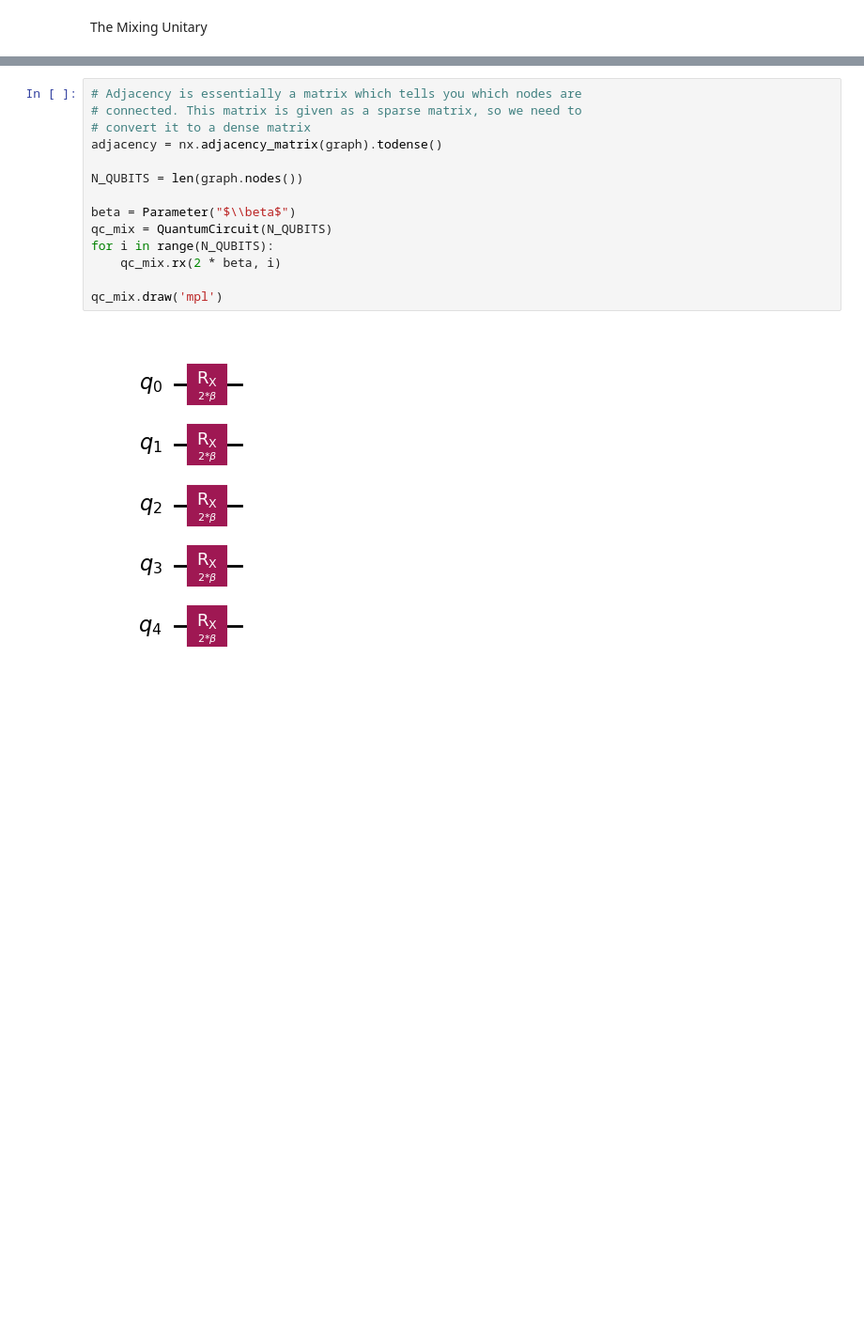
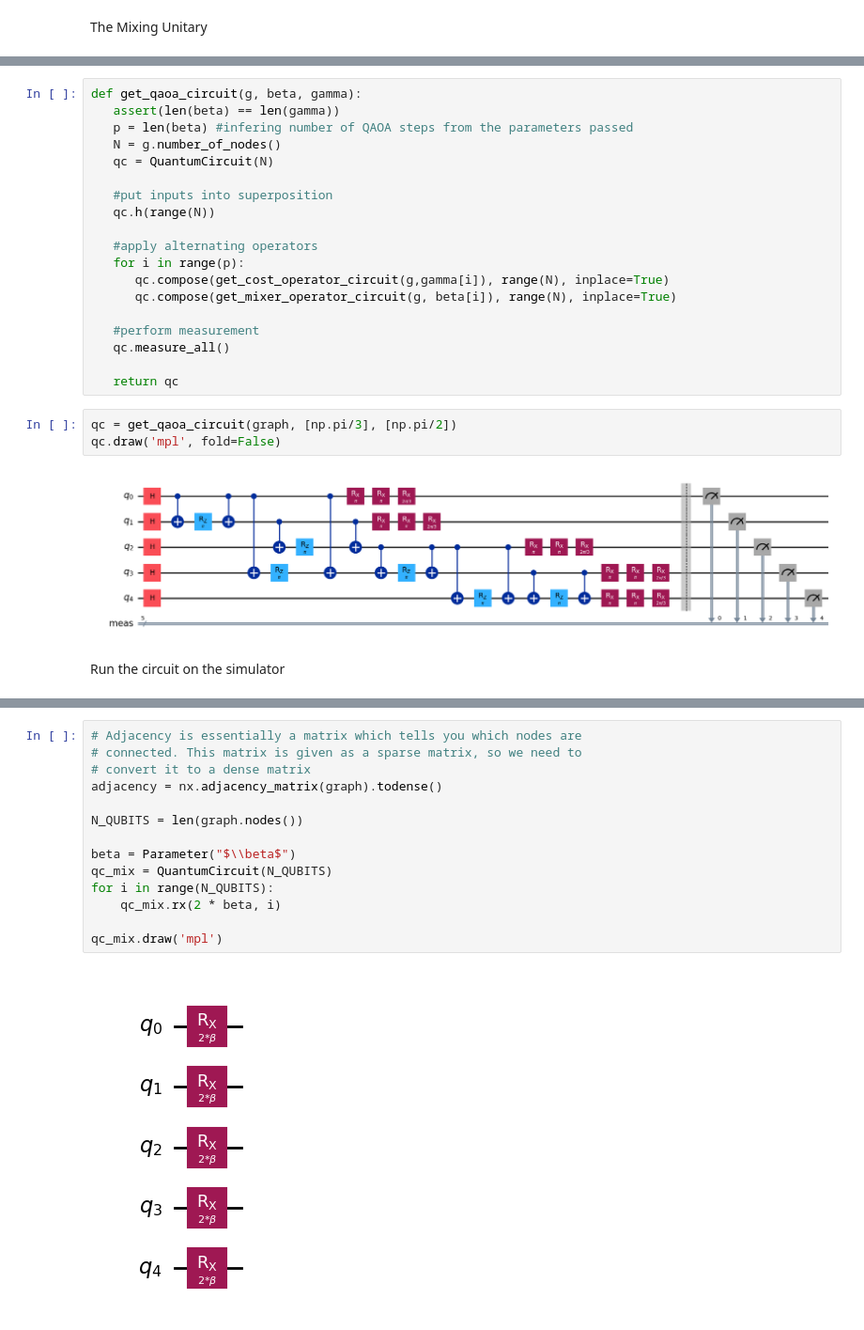
Before and after one commit to edbrown42/QuantumResearch, a Jupyter notebook: MinCut/MinCut.ipynb, the cells around one changed output, grey strips where cells are left out. Shown at 94% size. Saved outputs shown, nothing was run; the diff lists cells and outputs as text; blank space fills up the shorter version.

```diff
--- a/MinCut/MinCut.ipynb
+++ b/MinCut/MinCut.ipynb
@@ -30,0 +134,26 @@ The Mixing Unitary
+# %%
+def get_qaoa_circuit(g, beta, gamma):
+   assert(len(beta) == len(gamma))
+   p = len(beta) #infering number of QAOA steps from the parameters passed
+   N = g.number_of_nodes()
+   qc = QuantumCircuit(N)
+
+   #put inputs into superposition
+   qc.h(range(N))
+
+   #apply alternating operators
+   for i in range(p):
+      qc.compose(get_cost_operator_circuit(g,gamma[i]), range(N), inplace=True)
+      qc.compose(get_mixer_operator_circuit(g, beta[i]), range(N), inplace=True)
+
+   #perform measurement
+   qc.measure_all()
+
+   return qc
+# %%
+qc = get_qaoa_circuit(graph, [np.pi/3], [np.pi/2])
+qc.draw('mpl', fold=False)
+# %% [output]
+[figure, added]
+# %% [markdown]
+Run the circuit on the simulator
```
Also changed, not shown: parts of 28 cells of this notebook.
